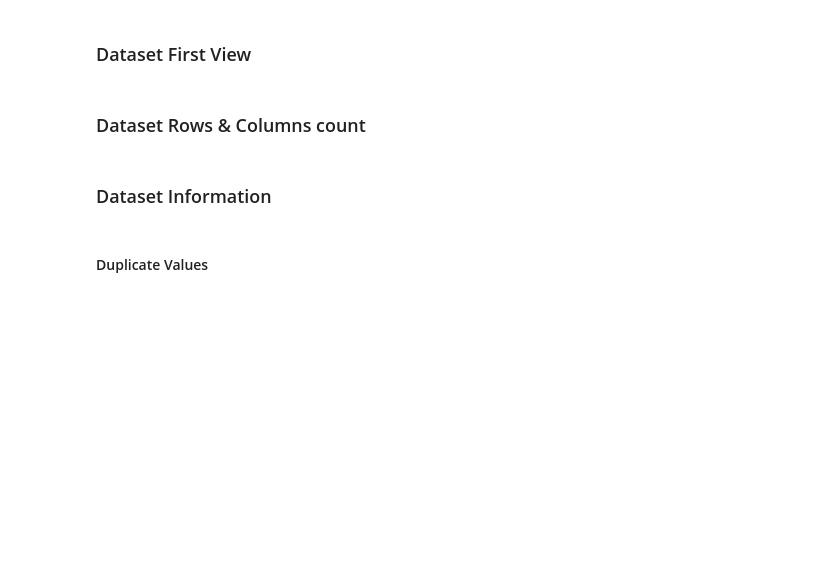
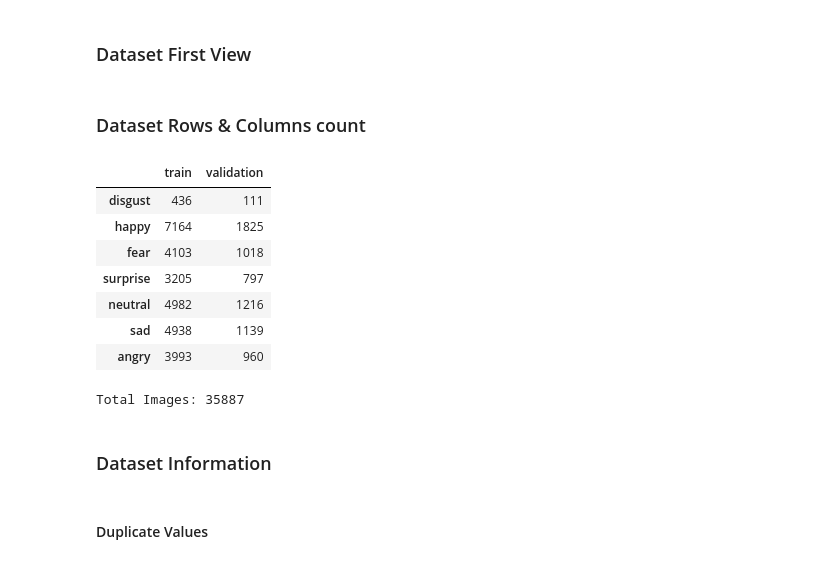
Before and after one commit to amol004/DeepFER-Facial-Emotion-Recognition-Using-Deep-Learning, a Jupyter notebook: DeepFER_Facial_Emotion_Recognition_Using_Deep_Learning.ipynb, the cells around one changed output. Cells and saved outputs as stored; diff of their text form; code cells hidden in the pictures; blank space fills up the shorter version.

```diff
--- a/DeepFER_Facial_Emotion_Recognition_Using_Deep_Learning.ipynb
+++ b/DeepFER_Facial_Emotion_Recognition_Using_Deep_Learning.ipynb
@@ -94,6 +196,43 @@ M - Multivariate Analysis
 ### Dataset Rows & Columns count
 # %%
 # Dataset Rows & Columns count
+# %%
+import os
+
+def count_images_per_category(base_path):
+    categories = {}
+    # The dataset structure is my_dataset/images/images/[train|validation]/[category]
+    for root, dirs, files in os.walk(base_path):
+        # Filter for leaf directories that contain images
+        if not dirs and files:
+            category = os.path.basename(root)
+            split = os.path.basename(os.path.dirname(root))
+            count = len([f for f in files if f.endswith(('.jpg', '.png', '.jpeg'))])
+
+            if split not in categories:
+                categories[split] = {}
+            categories[split][category] = count
+    return categories
+
+dataset_path = 'my_dataset/images/images'
+counts = count_images_per_category(dataset_path)
+
+# Display as a DataFrame for a clean look
+import pandas as pd
+df_counts = pd.DataFrame(counts).fillna(0).astype(int)
+display(df_counts)
+
+print("\nTotal Images:", df_counts.values.sum())
+# %% [output]
+|  | train | validation |
+| disgust | 436 | 111 |
+| happy | 7164 | 1825 |
+| fear | 4103 | 1018 |
+| surprise | 3205 | 797 |
+| neutral | 4982 | 1216 |
+| sad | 4938 | 1139 |
+| angry | 3993 | 960 |
+Total Images: 35887
 # %% [markdown]
 ### Dataset Information
 # %%
```
Also changed, not shown: parts of 12 cells of this notebook.
